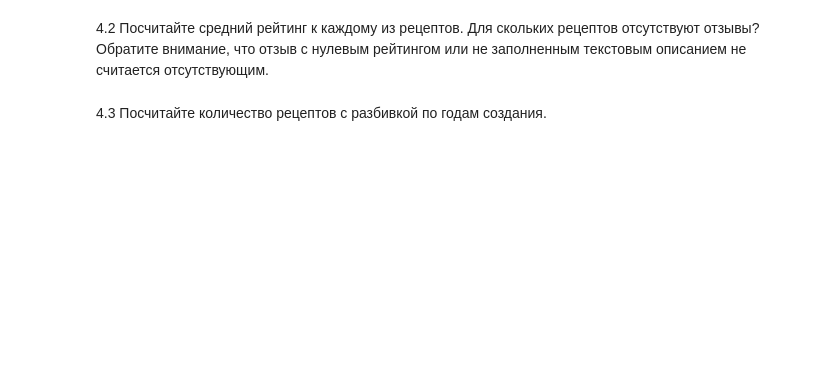
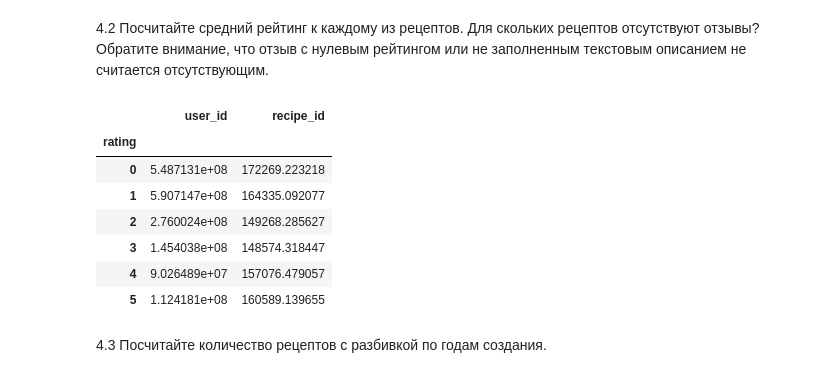
Before and after one commit to ms236566/-, a Jupyter notebook: Лабраб_02_pandas_МосквичеваОВ_ДПИ23_1.ipynb, the cells around one changed output. Saved outputs shown, nothing was run; the diff lists cells and outputs as text; code cells hidden in the pictures; blank space fills up the shorter version.

```diff
--- a/Лабраб_02_pandas_МосквичеваОВ_ДПИ23_1.ipynb
+++ b/Лабраб_02_pandas_МосквичеваОВ_ДПИ23_1.ipynb
@@ -394,4 +403,15 @@ Name: name_word_count, Length: 30000, dtype: int64>
 # %% [markdown]
 4.2 Посчитайте средний рейтинг к каждому из рецептов. Для скольких рецептов отсутствуют отзывы? Обратите внимание, что отзыв с нулевым рейтингом или не заполненным текстовым описанием не считается отсутствующим.
+# %%
+reviews.groupby('rating').mean()
+# %% [output]
+|  | user_id | recipe_id |
+| rating |  |  |
+| 0 | 5.487131e+08 | 172269.223218 |
+| 1 | 5.907147e+08 | 164335.092077 |
+| 2 | 2.760024e+08 | 149268.285627 |
+| 3 | 1.454038e+08 | 148574.318447 |
+| 4 | 9.026489e+07 | 157076.479057 |
+| 5 | 1.124181e+08 | 160589.139655 |
 # %% [markdown]
 4.3 Посчитайте количество рецептов с разбивкой по годам создания.
```
Also changed, not shown: parts of 6 cells of this notebook.
